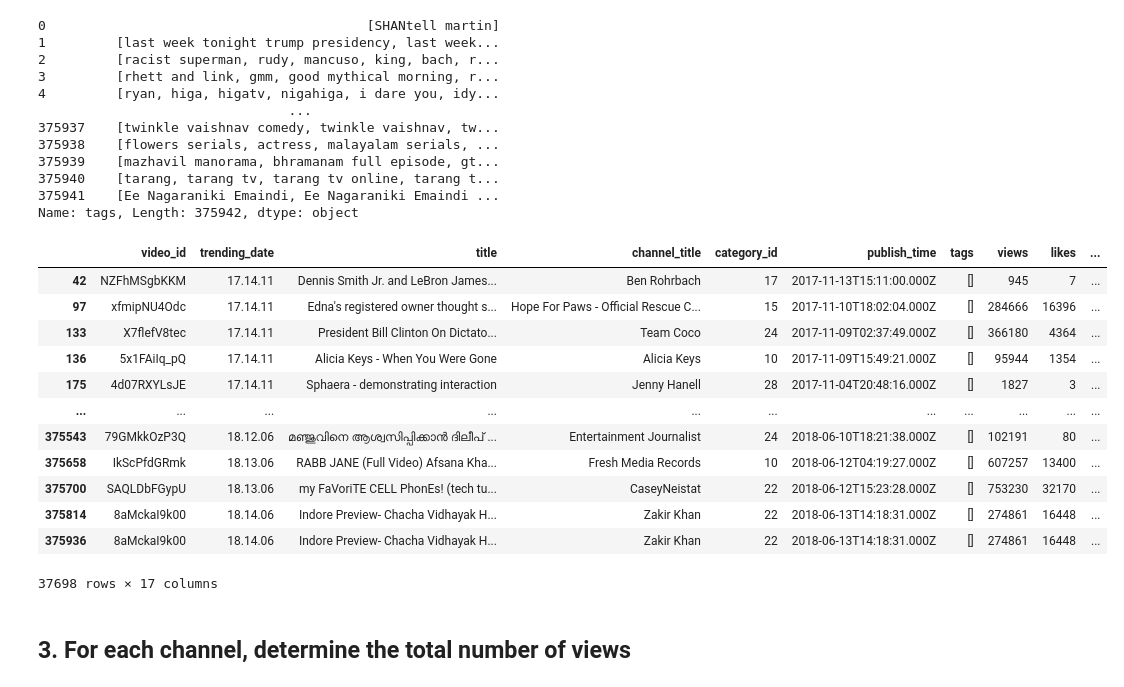
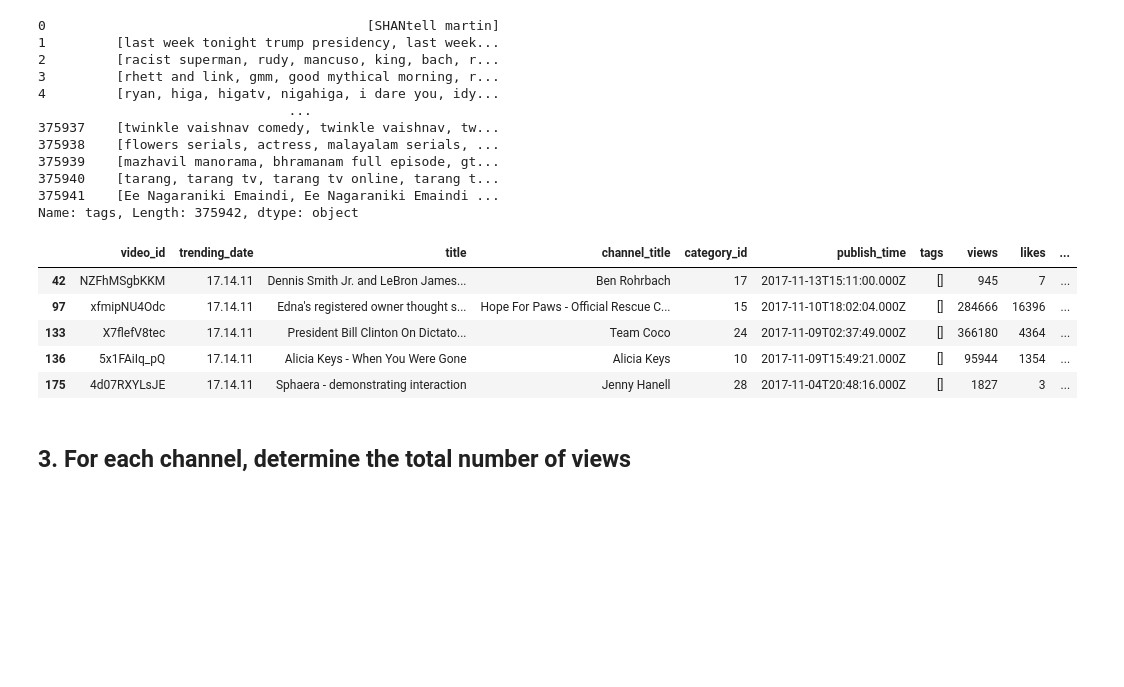
Before and after one commit to abbasudo/Trending-YouTube-Analysis, a Jupyter notebook: youtube.ipynb, the cells around one changed output. Saved outputs shown, nothing was run; the diff lists cells and outputs as text; code cells hidden in the pictures; blank space fills up the shorter version.

```diff
--- a/youtube.ipynb
+++ b/youtube.ipynb
@@ -46,22 +66,15 @@ Name: tags, Length: 375942, dtype: object
 # %%
 # all_videos['tags'] == ['none']
 
 no_tags = all_videos[all_videos['tags'].apply(lambda tags: len(tags) == 0)]
-no_tags
+no_tags.head()
 # %% [output]
 |  | video_id | trending_date | title | channel_title | category_id | publish_time | tags | views | likes | ... |
 | 42 | NZFhMSgbKKM | 17.14.11 | Dennis Smith Jr. and LeBron James... | Ben Rohrbach | 17 | 2017-11-13T15:11:00.000Z | [] | 945 | 7 | ... |
 | 97 | xfmipNU4Odc | 17.14.11 | Edna's registered owner thought s... | Hope For Paws - Official Rescue C... | 15 | 2017-11-10T18:02:04.000Z | [] | 284666 | 16396 | ... |
 | 133 | X7flefV8tec | 17.14.11 | President Bill Clinton On Dictato... | Team Coco | 24 | 2017-11-09T02:37:49.000Z | [] | 366180 | 4364 | ... |
 | 136 | 5x1FAiIq_pQ | 17.14.11 | Alicia Keys - When You Were Gone | Alicia Keys | 10 | 2017-11-09T15:49:21.000Z | [] | 95944 | 1354 | ... |
 | 175 | 4d07RXYLsJE | 17.14.11 | Sphaera - demonstrating interaction | Jenny Hanell | 28 | 2017-11-04T20:48:16.000Z | [] | 1827 | 3 | ... |
-| ... | ... | ... | ... | ... | ... | ... | ... | ... | ... | ... |
-| 375543 | 79GMkkOzP3Q | 18.12.06 | മഞ്ജുവിനെ ആശ്വസിപ്പിക്കാൻ ദിലീപ് ... | Entertainment Journalist | 24 | 2018-06-10T18:21:38.000Z | [] | 102191 | 80 | ... |
-| 375658 | IkScPfdGRmk | 18.13.06 | RABB JANE (Full Video) Afsana Kha... | Fresh Media Records | 10 | 2018-06-12T04:19:27.000Z | [] | 607257 | 13400 | ... |
-| 375700 | SAQLDbFGypU | 18.13.06 | my FaVoriTE CELL PhonEs! (tech tu... | CaseyNeistat | 22 | 2018-06-12T15:23:28.000Z | [] | 753230 | 32170 | ... |
-| 375814 | 8aMckaI9k00 | 18.14.06 | Indore Preview- Chacha Vidhayak H... | Zakir Khan | 22 | 2018-06-13T14:18:31.000Z | [] | 274861 | 16448 | ... |
-| 375936 | 8aMckaI9k00 | 18.14.06 | Indore Preview- Chacha Vidhayak H... | Zakir Khan | 22 | 2018-06-13T14:18:31.000Z | [] | 274861 | 16448 | ... |
-37698 rows × 17 columns
 # %% [markdown]
 ## 3. For each channel, determine the total number of views
 # %%
```
Also changed, not shown: parts of 4 cells of this notebook.
